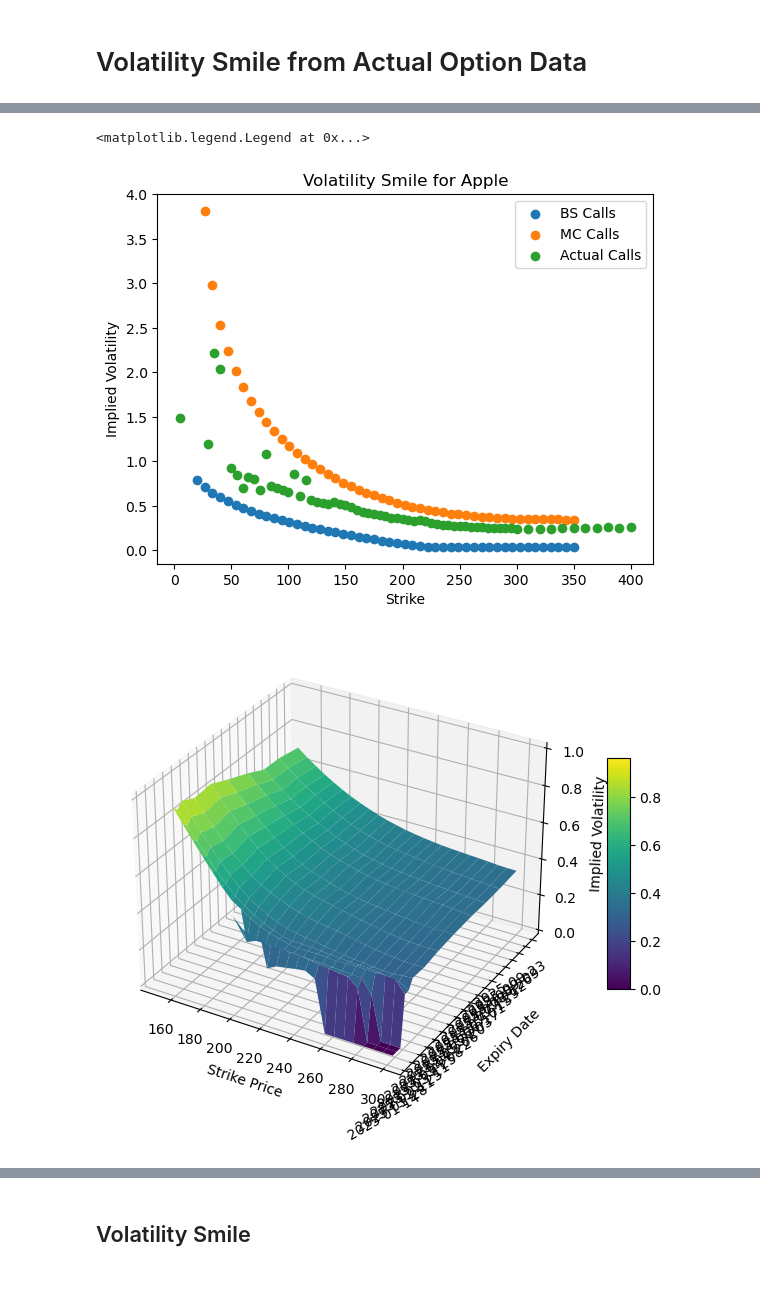
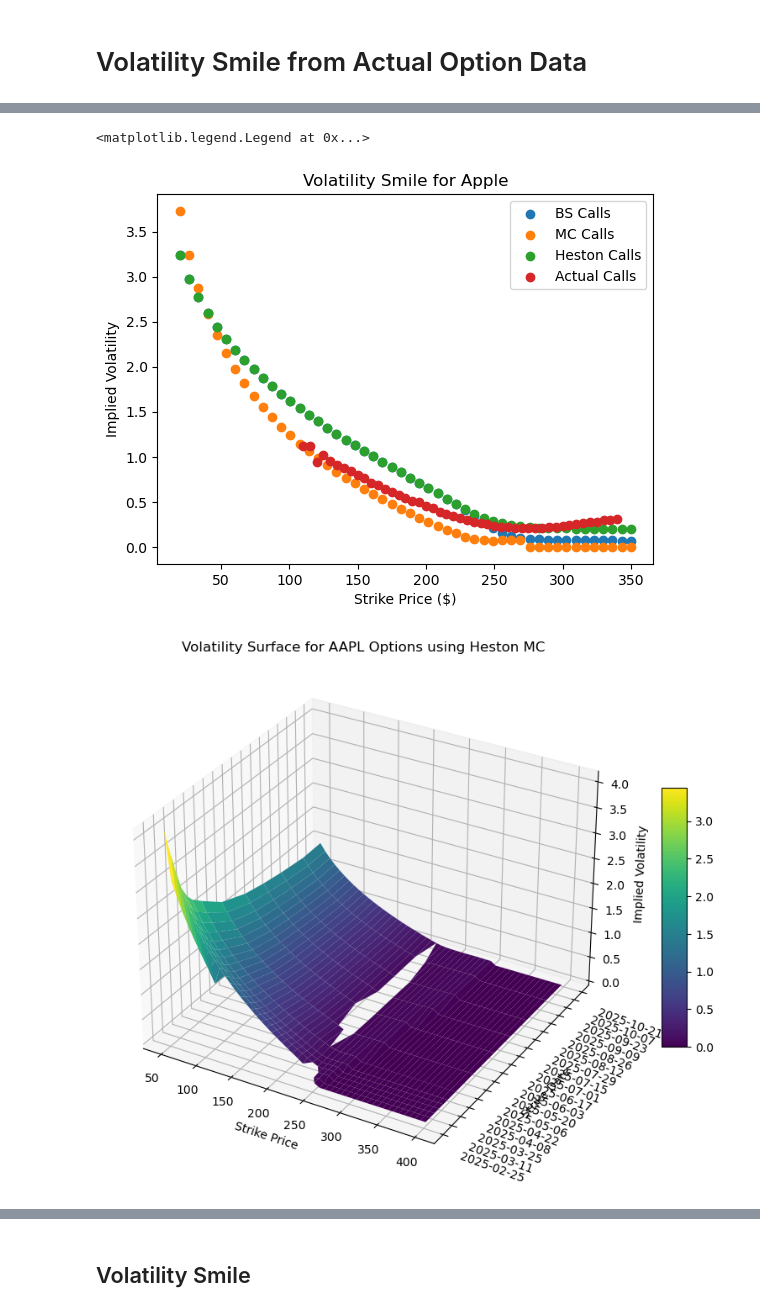
Before and after one commit to maher2k0/mc-heston-option-pricing, a Jupyter notebook: playground.ipynb, the cells around one changed output, grey strips where cells are left out. Saved outputs shown, nothing was run; the diff lists cells and outputs as text; code cells hidden in the pictures; blank space fills up the shorter version.

```diff
--- a/playground.ipynb
+++ b/playground.ipynb
@@ -230,5 +94,5 @@ def calculate_rolling_volatility(prices, window=21, annualize=True, trading_days
 
     return rolling_vol
 
-df['variance_up_to_row'] = calculate_rolling_volatility(df['Change in asset returns'], window=21)
+df['variance_up_to_row'] = calculate_rolling_volatility(df['Close'], window=21)
 df['variance_up_to_row'].plot()
@@ -590,12 +452,12 @@ results = {'parameters': {'r': 0.01,
 # Model parameters
 S0 = df['Close'].iloc[-1]    # Initial stock price
 K = S0+3     # Strike price
-r = results['parameters']['r']     # Risk-free rate
-T = 10.0/365       # Time to maturity (years)
+r = np.log(1+df_treasury['3M'].values[-1]/100) #results['parameters']['r']     # Risk-free rate
+T = 50.0/365       # Time to maturity (years)
 kappa = results['parameters']['k']   # Mean reversion rate
 theta = results['parameters']['theta']   # Long-term average volatility
 sigma = results['parameters']['sigma']    # Volatility of volatility
 rho = results['parameters']['rho']     # Correlation coefficient
-v0 = 0.05     # Initial volatility
+v0 = df['variance_up_to_row'].mean()    # Initial volatility
 # %% [markdown]
 ## Heston Option Pricing
@@ -721,19 +595,13 @@ K, r, T, kappa, theta, sigma, rho, v0
 # %% [markdown]
 # Volatility Smile from Actual Option Data
 # %%
-import yfinance as yf
-import matplotlib.pyplot as plt
-import numpy as np
-from scipy.stats import norm
-from blackscholes import BlackScholesCall, BlackScholesPut
-
 ticker = yf.Ticker("AAPL")
 
 strike_dates = ticker.options
 strike_dates = sorted(strike_dates, key=lambda x: datetime.strptime(x, "%Y-%m-%d")) #Sort strike dates in ascending order
 
 # Get option chain for specific expiration
-exp_date = '2025-12-19'
+exp_date = strike_dates[6]
 df_calls, df_puts, _ = ticker.option_chain(exp_date)
 
 strikes = np.linspace(20, 350, 50)
@@ -743,21 +611,19 @@ today_date = datetime.today().strftime('%Y-%m-%d')
 trading_days = len(pd.bdate_range(start=today_date, end=exp_date))
 
 def MC_call_pricing(MC_stock_sim, trading_days, strike):
-    today_date = datetime.today().strftime('%Y-%m-%d')
     S_T = np.array([x[trading_days-1] for x in MC_stock_sim])
     call_payoffs = np.maximum(S_T - strike, 0)
     call_price = np.mean(call_payoffs)
     return call_price
 
 def MC_put_prices(MC_stock_sim, trading_days, strike):
-    today_date = datetime.today().strftime('%Y-%m-%d')
     S_T = np.array([x[trading_days-1] for x in MC_stock_sim])
     put_payoffs = np.maximum(strike - S_T, 0)
     put_price = np.mean(put_payoffs)
     return put_price
 
 
-MC_call_prices = [MC_call_pricing(MC_stock_sim, trading_days, K) for K in strikes]
+MC_call_prices = [MC_call_pricing(S, trading_days, K) for K in strikes]
 # %%
 N = norm.cdf
 
@@ -789,63 +660,63 @@ plt.title('Implied Volatility Curve for Apple')
 
 bs_call_ivs = implied_vol(bs_calls,S0, strikes, trading_days/252, r, flag='c',q=0, return_as='numpy')
 mc_call_ivs = implied_vol(MC_call_prices,S0, strikes, trading_days/252, r, flag='c',q=0, return_as='numpy')
+heston_call_ivs = implied_vol(heston_calls,S0, strikes, trading_days/252, r, flag='c',q=0, return_as='numpy')
 plt.scatter(strikes, bs_call_ivs, label='BS Calls')
 plt.scatter(strikes, mc_call_ivs, label='MC Calls')
+plt.scatter(strikes, heston_call_ivs, label='Heston Calls')
 plt.scatter(df_calls['strike'], df_calls['impliedVolatility'], label='Actual Calls')
 plt.title('Volatility Smile for Apple')
-plt.xlabel('Strike')
+plt.xlabel('Strike Price ($)')
 plt.ylabel('Implied Volatility')
 plt.legend()
 # %% [output]
 <matplotlib.legend.Legend at 0x...>
-[figure, old version]
+[figure, new version]
 # %%
-from mpl_toolkits.mplot3d import Axes3D
-import matplotlib.dates as mdates
-from datetime import datetime, timedelta
-from matplotlib.dates import date2num, DateFormatter, DayLocator
 
 strike_dates = strike_dates[:13]
+strikes = np.linspace(50, 400, 50)
 
 today_date = datetime.today().strftime('%Y-%m-%d')
 mc_call_ivs_list = []
 
 for strike in strike_dates:
-    df_calls, df_puts, _ = ticker.option_chain(exp_date)
     trading_days = len(pd.bdate_range(start=today_date, end=strike))
-    MC_call_prices = [MC_call_pricing(MC_stock_sim, trading_days, K) for K in strikes]
+    MC_call_prices = [MC_call_pricing(S, trading_days, K) for K in strikes]
     mc_call_ivs = implied_vol(MC_call_prices,S0, strikes, trading_days/252, r, flag='c',q=0, return_as='numpy')
     mc_call_ivs_list.append(mc_call_ivs)
 
 # Convert expiry dates to numerical format
 strike_dates_num = date2num(strike_dates)
 
 # Create a meshgrid for the expiry dates (y) and strikes (x)
 Y, X = np.meshgrid(strike_dates_num, strikes, indexing='ij')
 Z = np.array(mc_call_ivs_list)
 
 
 # Plot the surface
-fig = plt.figure(figsize=(10, 6))
+fig = plt.figure(figsize=(12, 8))
 ax = fig.add_subplot(111, projection='3d')
 surf = ax.plot_surface(X, Y, Z, cmap='viridis', edgecolor='none')
 
 # Format the Y-axis as dates
 ax.yaxis.set_major_formatter(DateFormatter('%Y-%m-%d'))
 ax.yaxis.set_major_locator(DayLocator(interval=14))  # Adjust the interval for dates
 
 # Rotate date labels for readability
 plt.setp(ax.get_yticklabels(), rotation=30, ha='right')
 
-# Add labels
+# Add labels and title
 ax.set_xlabel('Strike Price')
-ax.set_ylabel('Expiry Date')
+ax.set_ylabel('Strike Date')
 ax.set_zlabel('Implied Volatility')
+ax.set_title('Volatility Surface for AAPL Options using Heston MC')
 
 # Add a color bar
 fig.colorbar(surf, ax=ax, shrink=0.5, aspect=10)
+plt.setp(ax.get_yticklabels(), rotation=-20, ha='left')
 
 # Show the plot
 plt.show()
 # %% [output]
-[figure, old version]
+[figure, new version]
```
Also changed, not shown: parts of 28 cells of this notebook, 8 other files.
